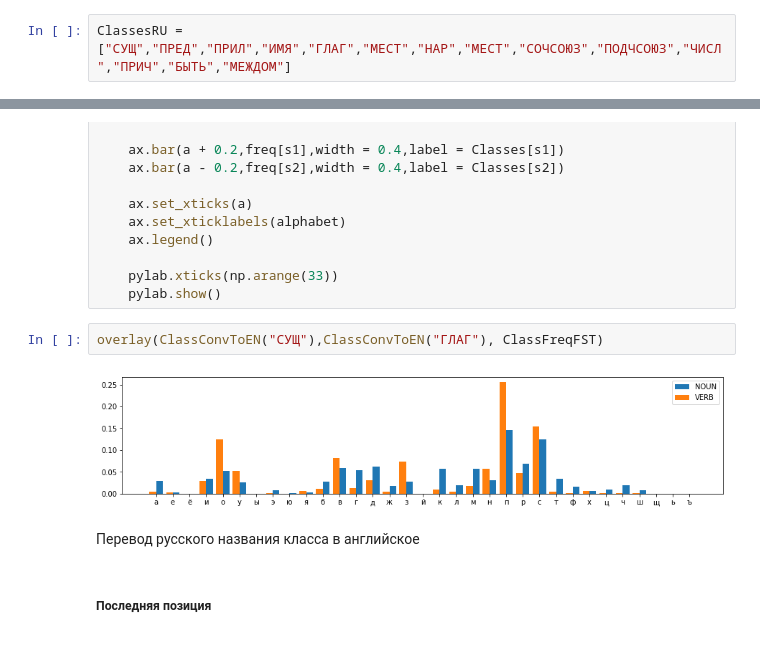
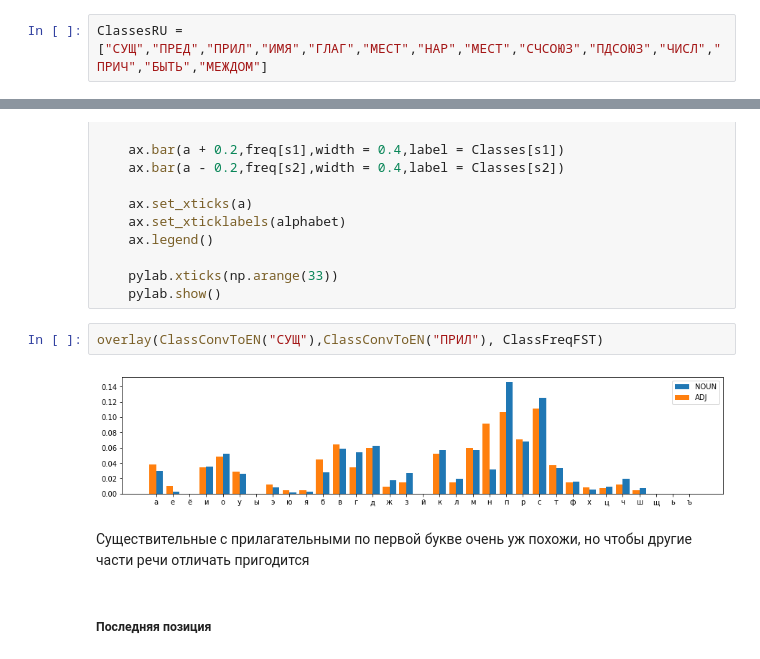
Before and after one commit to Megict/AILabLong, a Jupyter notebook: ML lab 0.ipynb, the cells around one changed output, grey strips where cells are left out. Cells and saved outputs as stored; diff of their text form.

```diff
--- a/ML lab 0.ipynb
+++ b/ML lab 0.ipynb
@@ -157,7 +177,7 @@ Classes
  'AUX',
  'INTJ']
 # %%
-ClassesRU = ["СУЩ","ПРЕД","ПРИЛ","ИМЯ","ГЛАГ","МЕСТ","НАР","МЕСТ","СОЧСОЮЗ","ПОДЧСОЮЗ","ЧИСЛ","ПРИЧ","БЫТЬ","МЕЖДОМ"]
+ClassesRU = ["СУЩ","ПРЕД","ПРИЛ","ИМЯ","ГЛАГ","МЕСТ","НАР","МЕСТ","СЧСОЮЗ","ПДСОЮЗ","ЧИСЛ","ПРИЧ","БЫТЬ","МЕЖДОМ"]
 # %%
 ClassesRU
 # %% [output]
@@ -341,11 +357,11 @@ def overlay(i,j, freq):
     pylab.xticks(np.arange(33))
     pylab.show()
 # %%
-overlay(ClassConvToEN("СУЩ"),ClassConvToEN("ГЛАГ"), ClassFreqFST)
+overlay(ClassConvToEN("СУЩ"),ClassConvToEN("ПРИЛ"), ClassFreqFST)
 # %% [output]
-[figure, old version]
+[figure, new version]
-# %% [markdown]
-Перевод русского названия класса в английское
+# %% [markdown]
+Существительные с прилагательными по первой букве очень уж похожи, но чтобы другие части речи отличать пригодится
 # %% [markdown]
 ##### Последняя позиция
 # %%
```
Also changed, not shown: parts of 13 cells of this notebook.
